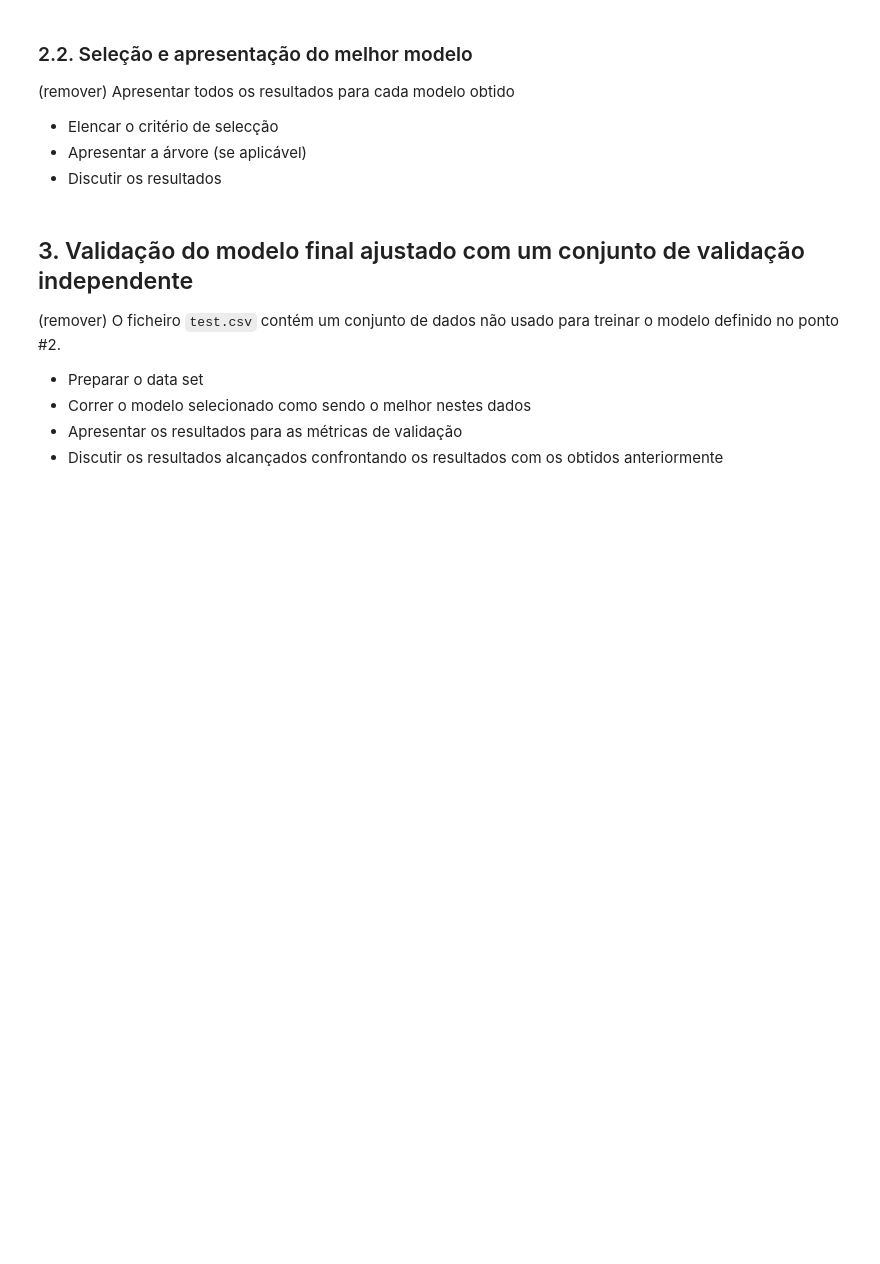
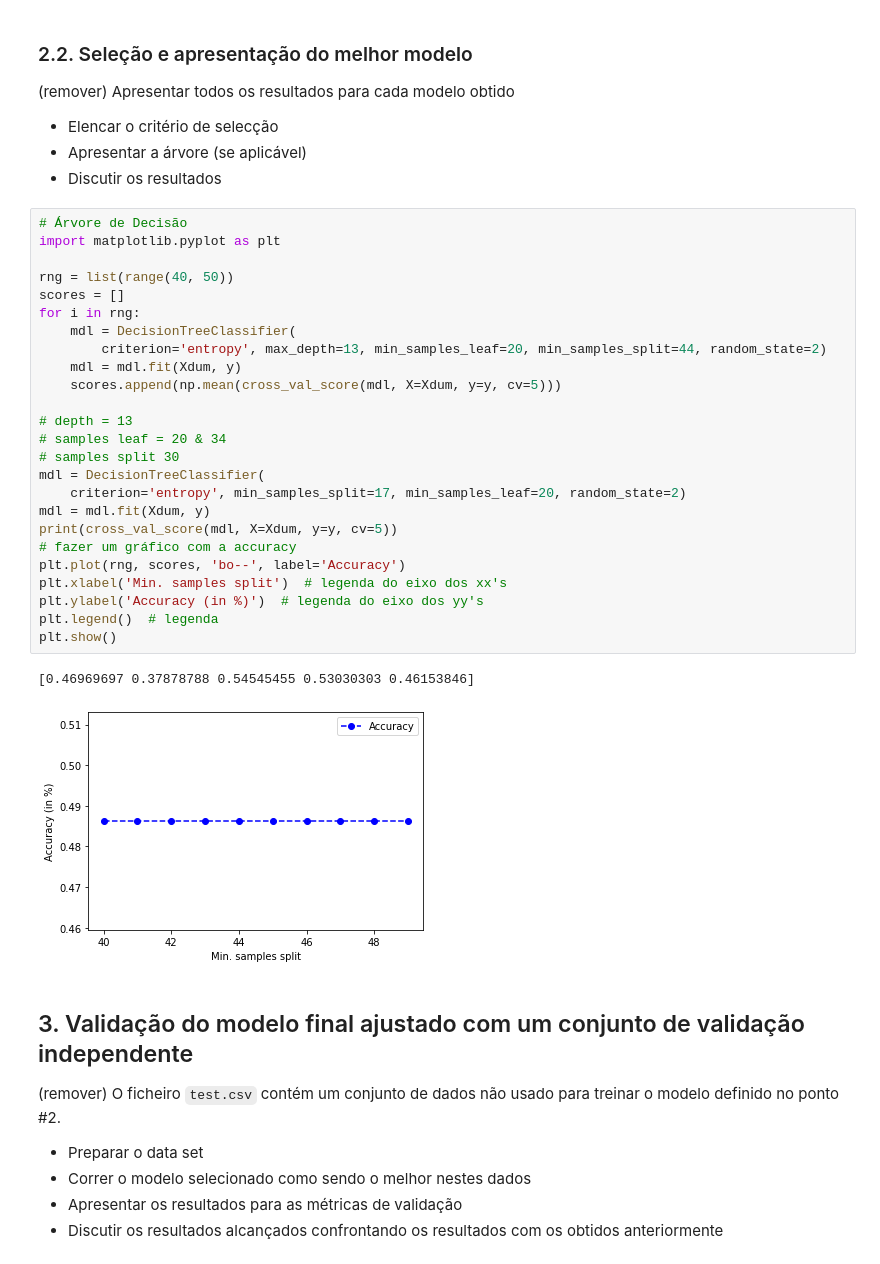
Before and after one commit to luckspt/si-projeto, a Jupyter notebook: P3/SI-proj3-51.ipynb, the cells around one changed output. Drawn from its saved outputs; the diff is of its cells as text; blank space fills up the shorter version.

```diff
--- a/P3/SI-proj3-51.ipynb
+++ b/P3/SI-proj3-51.ipynb
@@ -352,6 +329,34 @@ Caso:  [1.7900e+03 0.0000e+00 2.0000e+00 1.6718e+04 1.0000e+00 2.0000e+00
 * Elencar o critério de selecção
 * Apresentar a árvore (se aplicável)
 * Discutir os resultados
+# %%
+# Árvore de Decisão
+import matplotlib.pyplot as plt
+
+rng = list(range(40, 50))
+scores = []
+for i in rng:
+    mdl = DecisionTreeClassifier(
+        criterion='entropy', max_depth=13, min_samples_leaf=20, min_samples_split=44, random_state=2)
+    mdl = mdl.fit(Xdum, y)
+    scores.append(np.mean(cross_val_score(mdl, X=Xdum, y=y, cv=5)))
+
+# depth = 13
+# samples leaf = 20 & 34
+# samples split 30
+mdl = DecisionTreeClassifier(
+    criterion='entropy', min_samples_split=17, min_samples_leaf=20, random_state=2)
+mdl = mdl.fit(Xdum, y)
+print(cross_val_score(mdl, X=Xdum, y=y, cv=5))
+# fazer um gráfico com a accuracy
+plt.plot(rng, scores, 'bo--', label='Accuracy')
+plt.xlabel('Min. samples split')  # legenda do eixo dos xx's
+plt.ylabel('Accuracy (in %)')  # legenda do eixo dos yy's
+plt.legend()  # legenda
+plt.show()
+# %% [output]
+[0.46969697 0.37878788 0.54545455 0.53030303 0.46153846]
+[figure, added]
 # %% [markdown]
 ## 3. Validação do modelo final ajustado com um conjunto de validação independente
 
```
Also changed, not shown: parts of 7 cells of this notebook, 1 other file.
